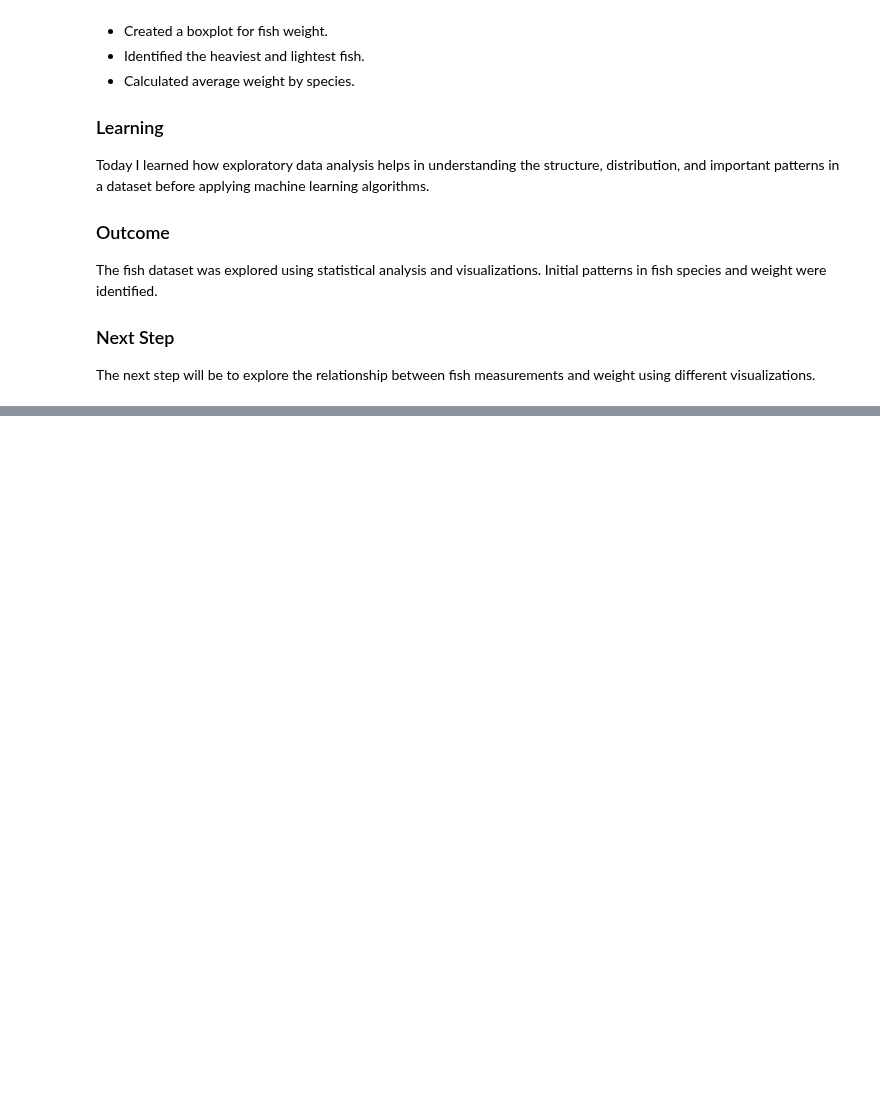
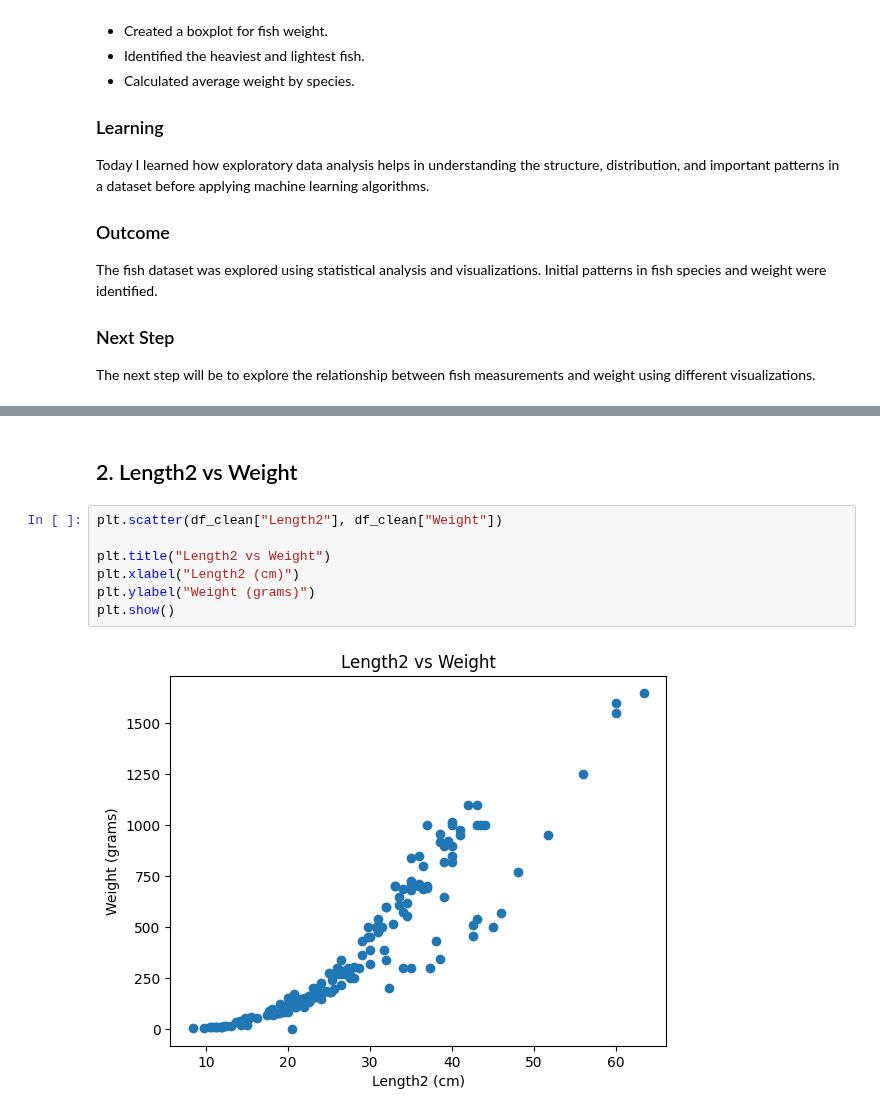
Before and after one commit to abhipsa29-cloud/Fish-Weight-Prediction, a Jupyter notebook: Fish_Weight_Prediction.ipynb, the cells around one changed output, grey strips where cells are left out. Saved outputs shown, nothing was run; the diff lists cells and outputs as text; blank space fills up the shorter version.

```diff
--- a/Fish_Weight_Prediction.ipynb
+++ b/Fish_Weight_Prediction.ipynb
@@ -908,0 +944,11 @@ measurements and weight using different visualizations.
+# %% [markdown]
+## 2. Length2 vs Weight
+# %%
+plt.scatter(df_clean["Length2"], df_clean["Weight"])
+
+plt.title("Length2 vs Weight")
+plt.xlabel("Length2 (cm)")
+plt.ylabel("Weight (grams)")
+plt.show()
+# %% [output]
+[figure, added]
```
Also changed, not shown: parts of 19 cells of this notebook.
